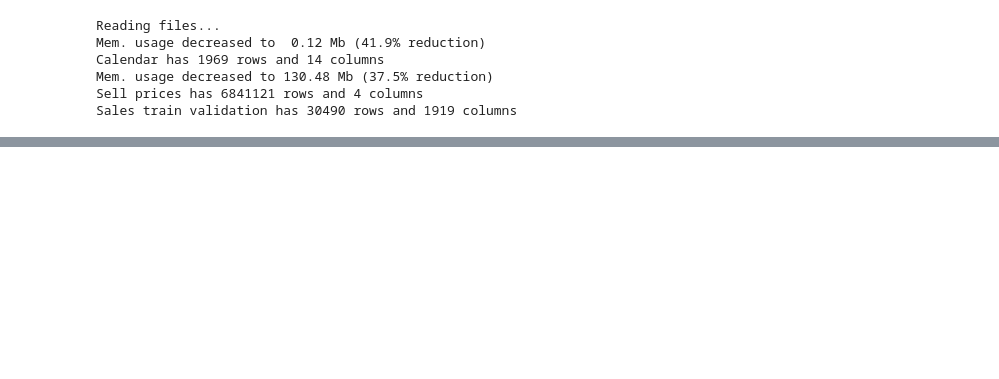
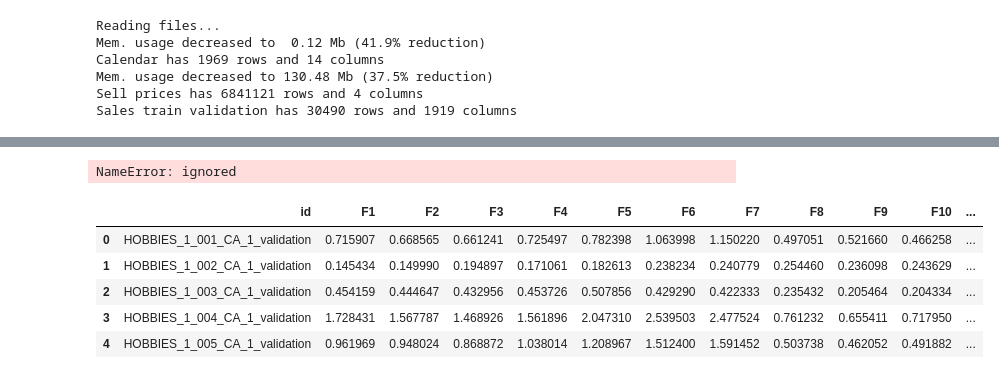
Before and after one commit to ikyath/M5-Forecasting-Accuracy-Kaggle, a Jupyter notebook: M5Forecasting&Accuracy.ipynb, the cells around one changed output, grey strips where cells are left out. Drawn from its saved outputs; the diff is of its cells as text; code cells hidden in the pictures; blank space fills up the shorter version.

```diff
--- a/M5Forecasting&Accuracy.ipynb
+++ b/M5Forecasting&Accuracy.ipynb
@@ -124,0 +308,23 @@ Sales train validation has 30490 rows and 1919 columns
+# %%
+# Input dict for training with a dense array and separate inputs for each embedding input
+def make_X(df):
+    X = {"dense1": df[dense_cols].to_numpy()}
+    for i, v in enumerate(cat_cols):
+        X[v] = df[[v]].to_numpy()
+    return X
+
+# Submission data
+X_test = make_X(test)
+
+# One month of validation data
+flag = (sales_train_validation.d < 1914) & (sales_train_validation.d >= 1914 - 28)
+valid = (make_X(sales_train_validation[flag]),
+         sales_train_validation["demand"][flag])
+
+# Rest is used for training
+flag = sales_train_validation.d < 1914 - 28
+X_train = make_X(sales_train_validation[flag])
+y_train = sales_train_validation["demand"][flag]
+
+del sales_train_validation,flag
+gc.collect()
@@ -124,0 +404,3 @@ Sales train validation has 30490 rows and 1919 columns
+# %%
+model = create_model(0.0002)
+model.summary()
@@ -124,0 +429,8 @@ Sales train validation has 30490 rows and 1919 columns
+# %%
+history = model.fit(X_train,
+                    y_train,
+                    batch_size=10000,
+                    epochs=70,
+                    # callbacks=[checkpointer],
+                    shuffle=True,
+                    validation_data=valid)
@@ -124,0 +456,10 @@ Sales train validation has 30490 rows and 1919 columns
+# %%
+plt.plot(history.history['loss'])
+plt.plot(history.history['val_loss'])
+plt.title('model loss')
+plt.ylabel('loss')
+plt.xlabel('epoch')
+plt.legend(['train', 'valid'], loc='upper left')
+plt.show()
+# %% [output]
+NameError: ignored
@@ -124,0 +470,14 @@ Sales train validation has 30490 rows and 1919 columns
+# %%
+pred = model.predict(X_test, batch_size=10000)
+# %%
+test["demand"] = pred.clip(0)
+submission_final = test.pivot(index="id", columns="F", values="demand").reset_index()[submission.columns]
+submission = submission[["id"]].merge(submission_final, how="left", on="id")
+submission.head()
+# %% [output]
+|  | id | F1 | F2 | F3 | F4 | F5 | F6 | F7 | F8 | F9 | F10 | ... |
+| 0 | HOBBIES_1_001_CA_1_validation | 0.715907 | 0.668565 | 0.661241 | 0.725497 | 0.782398 | 1.063998 | 1.150220 | 0.497051 | 0.521660 | 0.466258 | ... |
+| 1 | HOBBIES_1_002_CA_1_validation | 0.145434 | 0.149990 | 0.194897 | 0.171061 | 0.182613 | 0.238234 | 0.240779 | 0.254460 | 0.236098 | 0.243629 | ... |
+| 2 | HOBBIES_1_003_CA_1_validation | 0.454159 | 0.444647 | 0.432956 | 0.453726 | 0.507856 | 0.429290 | 0.422333 | 0.235432 | 0.205464 | 0.204334 | ... |
+| 3 | HOBBIES_1_004_CA_1_validation | 1.728431 | 1.567787 | 1.468926 | 1.561896 | 2.047310 | 2.539503 | 2.477524 | 0.761232 | 0.655411 | 0.717950 | ... |
+| 4 | HOBBIES_1_005_CA_1_validation | 0.961969 | 0.948024 | 0.868872 | 1.038014 | 1.208967 | 1.512400 | 1.591452 | 0.503738 | 0.462052 | 0.491882 | ... |
```
Also changed, not shown: parts of 41 cells of this notebook.
